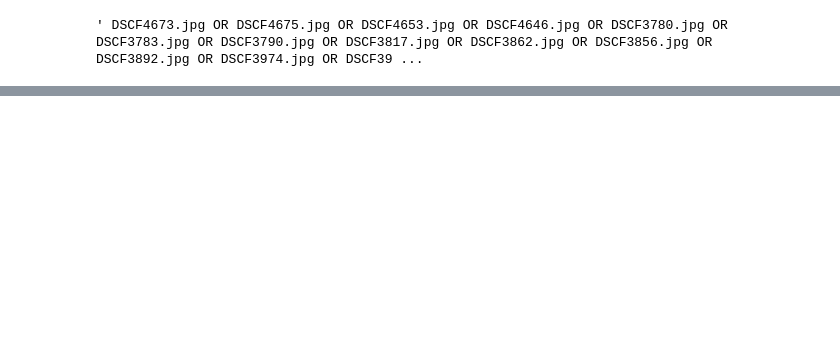
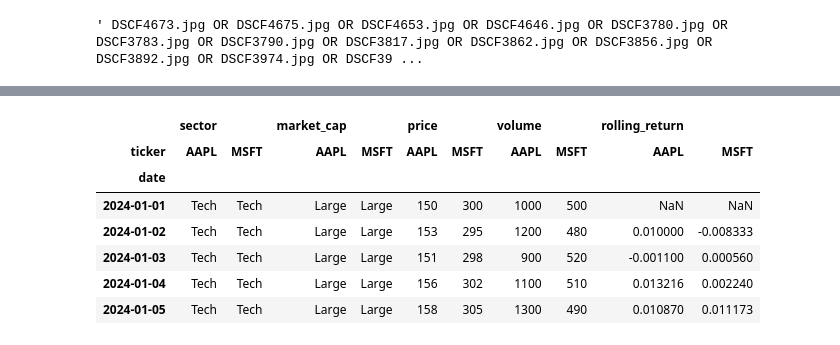
Before and after one commit to zhatz111/quant-alpha-model, a Jupyter notebook: notebooks/scratch_pad.ipynb, the cells around one changed output, grey strips where cells are left out. Saved outputs shown, nothing was run; the diff lists cells and outputs as text; code cells hidden in the pictures; blank space fills up the shorter version.

```diff
--- a/notebooks/scratch_pad.ipynb
+++ b/notebooks/scratch_pad.ipynb
@@ -64,0 +225,15 @@ concat_str
+# %%
+# Problem 4
+# inner join prices onto metadata to get rid of non-matching rows
+pipeline = metadata.merge(prices, on="ticker", how="inner")
+pipeline["rolling_return"] = pipeline.groupby("ticker")["price"].transform(lambda x: x.rolling(3, min_periods=1).mean().pct_change())
+pipeline.pivot(columns="ticker", index="date")
+# %% [output]
+|  | sector |  | market_cap |  | price |  | volume |  | rolling_return |  |
+| ticker | AAPL | MSFT | AAPL | MSFT | AAPL | MSFT | AAPL | MSFT | AAPL | MSFT |
+| date |  |  |  |  |  |  |  |  |  |  |
+| 2024-01-01 | Tech | Tech | Large | Large | 150 | 300 | 1000 | 500 | NaN | NaN |
+| 2024-01-02 | Tech | Tech | Large | Large | 153 | 295 | 1200 | 480 | 0.010000 | -0.008333 |
+| 2024-01-03 | Tech | Tech | Large | Large | 151 | 298 | 900 | 520 | -0.001100 | 0.000560 |
+| 2024-01-04 | Tech | Tech | Large | Large | 156 | 302 | 1100 | 510 | 0.013216 | 0.002240 |
+| 2024-01-05 | Tech | Tech | Large | Large | 158 | 305 | 1300 | 490 | 0.010870 | 0.011173 |
```
Also changed, not shown: parts of 8 cells of this notebook, 49 other files.
